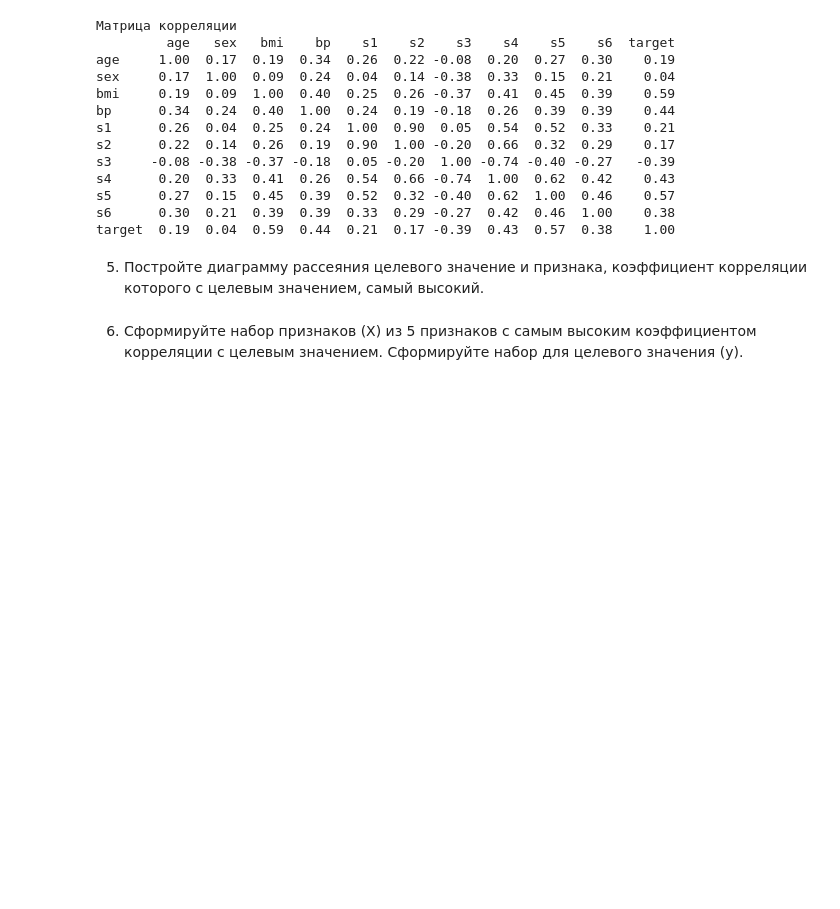
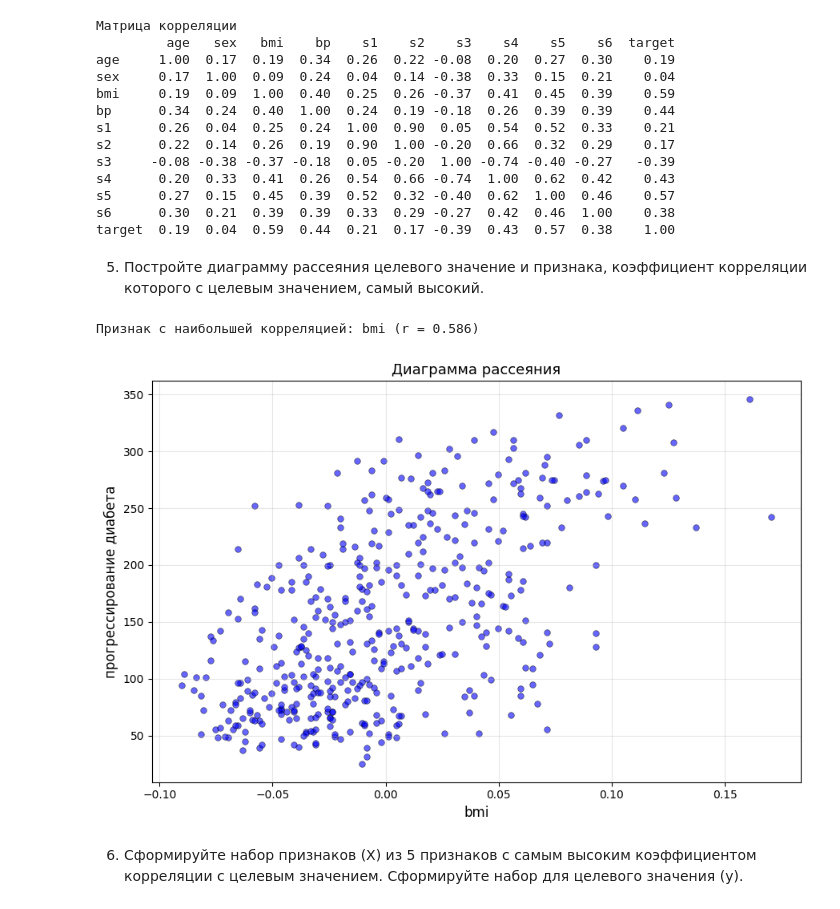
Before and after one commit to Daniil-Rybin/dap-2024, a Jupyter notebook: les06/lab.ipynb, the cells around one changed output. Drawn from its saved outputs; the diff is of its cells as text; code cells hidden in the pictures; blank space fills up the shorter version.

```diff
--- a/les06/lab.ipynb
+++ b/les06/lab.ipynb
@@ -148,2 +146,25 @@ target  0.19  0.04  0.59  0.44  0.21  0.17 -0.39  0.43  0.57  0.38    1.00
+# %%
+df = pd.DataFrame(diabetes.data, columns=diabetes.feature_names)
+df['target'] = diabetes.target
+
+corr_with_target = df.corr()['target'].drop('target')
+best_feature = corr_with_target.abs().idxmax()
+best_r = corr_with_target[best_feature]
+print(f"Признак с наибольшей корреляцией: {best_feature} (r = {best_r:.3f})")
+
+plt.figure(figsize=(9, 6))
+plt.scatter(df[best_feature], df['target'],
+            alpha=0.6, s=30,
+            color='blue', edgecolor='black', linewidth=0.5)
+
+plt.xlabel(f'{best_feature}', fontsize=12)
+plt.ylabel('прогрессирование диабета', fontsize=12)
+plt.title(f'Диаграмма рассеяния', fontsize=13)
+plt.grid(alpha=0.3)
+plt.tight_layout()
+plt.show()
+# %% [output]
+Признак с наибольшей корреляцией: bmi (r = 0.586)
+[figure, added]
 # %% [markdown]
 6. Сформируйте набор признаков (X) из 5 признаков с самым высоким коэффициентом корреляции с целевым значением. Сформируйте набор для целевого значения (y).
```
Also changed, not shown: parts of 5 cells of this notebook.
